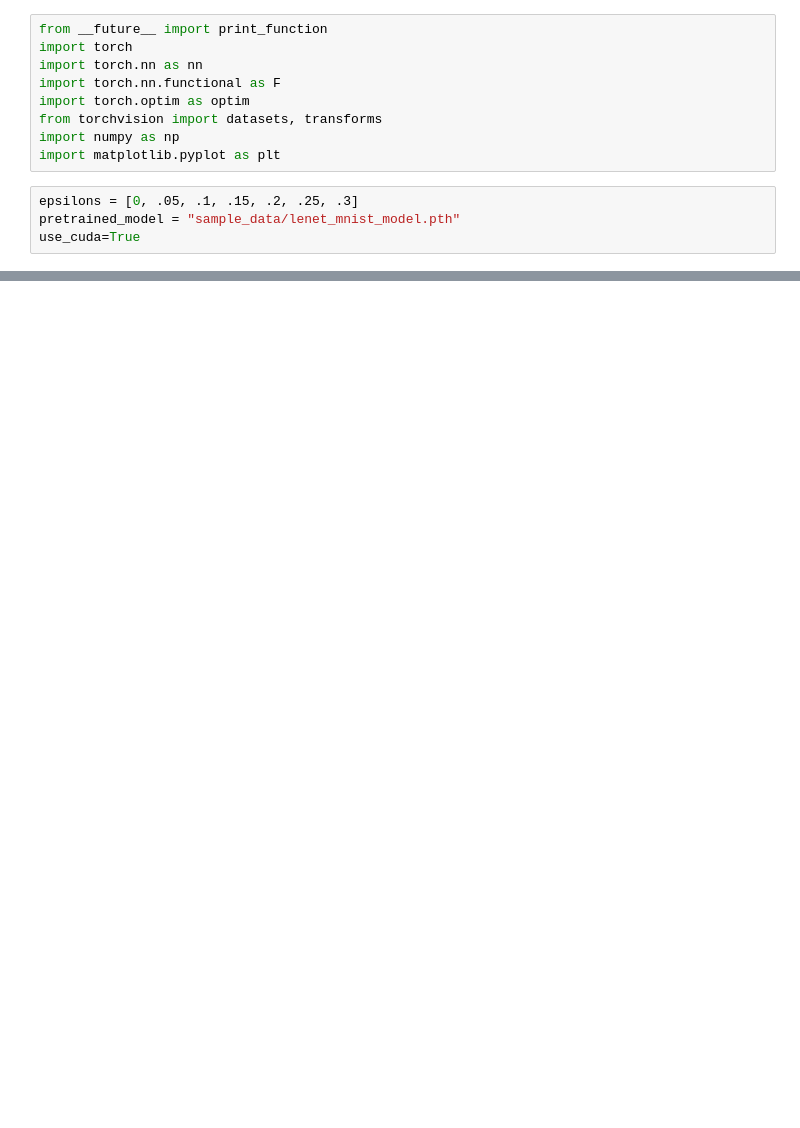
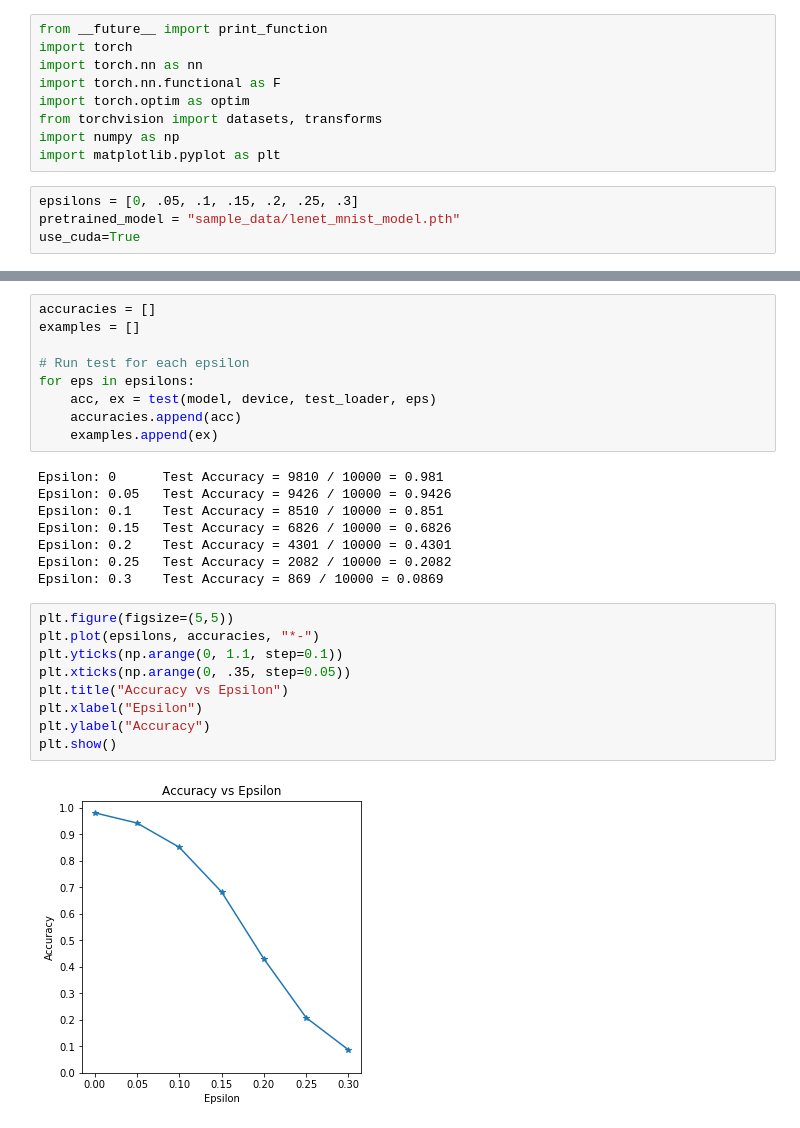
Before and after one commit to PavloZakala/ML_projects, a Jupyter notebook: Adversarial_Generation.ipynb, the cells around one changed output, grey strips where cells are left out. Drawn from its saved outputs; the diff is of its cells as text; blank space fills up the shorter version.

```diff
--- a/Adversarial_Generation.ipynb
+++ b/Adversarial_Generation.ipynb
@@ -62,0 +188,28 @@ Net(
+# %%
+accuracies = []
+examples = []
+
+# Run test for each epsilon
+for eps in epsilons:
+    acc, ex = test(model, device, test_loader, eps)
+    accuracies.append(acc)
+    examples.append(ex)
+# %% [output]
+Epsilon: 0      Test Accuracy = 9810 / 10000 = 0.981
+Epsilon: 0.05   Test Accuracy = 9426 / 10000 = 0.9426
+Epsilon: 0.1    Test Accuracy = 8510 / 10000 = 0.851
+Epsilon: 0.15   Test Accuracy = 6826 / 10000 = 0.6826
+Epsilon: 0.2    Test Accuracy = 4301 / 10000 = 0.4301
+Epsilon: 0.25   Test Accuracy = 2082 / 10000 = 0.2082
+Epsilon: 0.3    Test Accuracy = 869 / 10000 = 0.0869
+# %%
+plt.figure(figsize=(5,5))
+plt.plot(epsilons, accuracies, "*-")
+plt.yticks(np.arange(0, 1.1, step=0.1))
+plt.xticks(np.arange(0, .35, step=0.05))
+plt.title("Accuracy vs Epsilon")
+plt.xlabel("Epsilon")
+plt.ylabel("Accuracy")
+plt.show()
+# %% [output]
+[figure, added]
```
Also changed, not shown: parts of 10 cells of this notebook.
